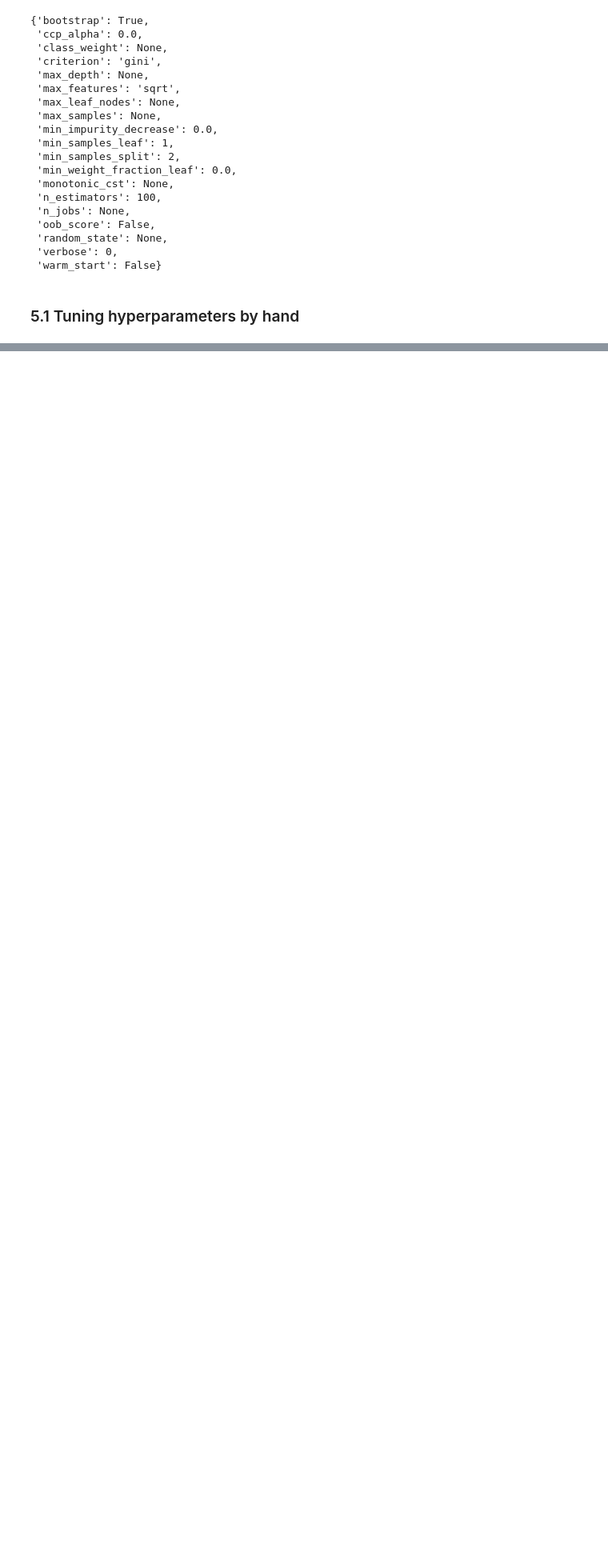
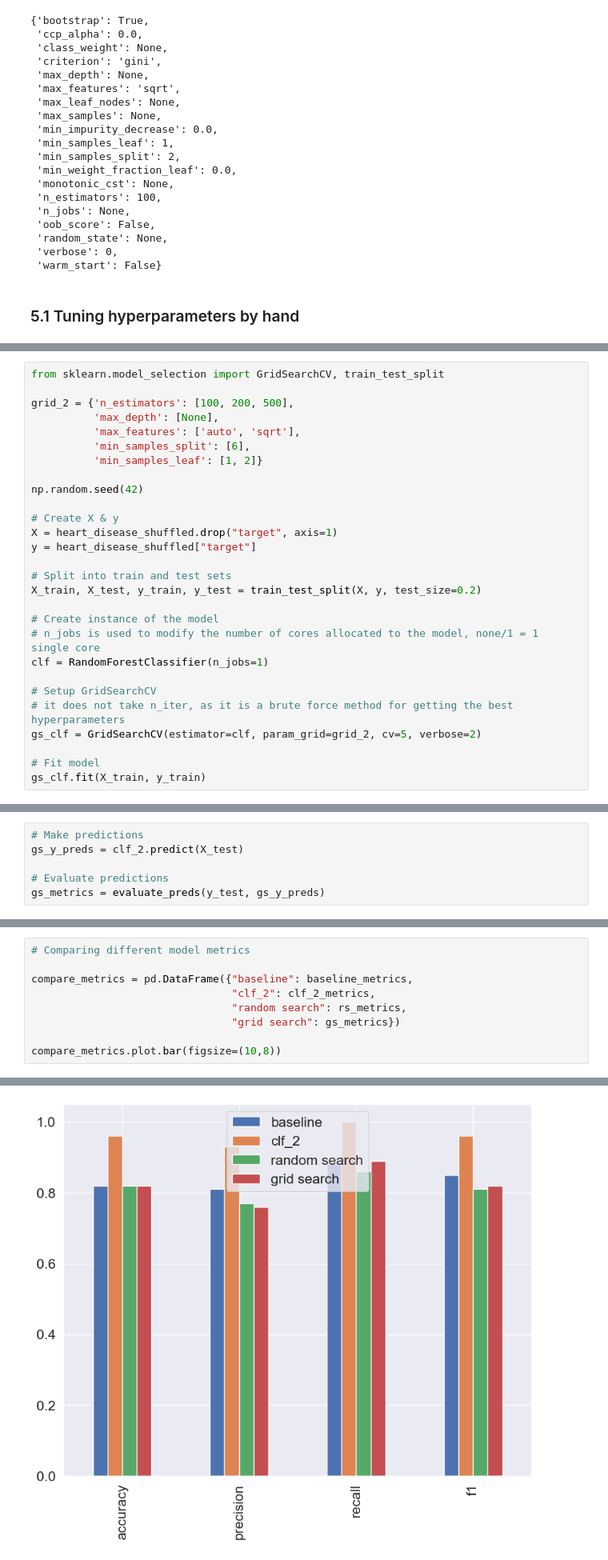
Before and after one commit to anxiousbilla/sample_ai_project, a Jupyter notebook: ScikitLearn.ipynb, the cells around one changed output, grey strips where cells are left out. Shown: that part at 80% size. Drawn from its saved outputs; the diff is of its cells as text; blank space fills up the shorter version.

Commit message:
tuning hyperparameters and saving model

```diff
--- a/ScikitLearn.ipynb
+++ b/ScikitLearn.ipynb
@@ -1433,0 +1574,28 @@ heart_disease_shuffled = heart_disease.sample()
+# %%
+from sklearn.model_selection import GridSearchCV, train_test_split
+
+grid_2 = {'n_estimators': [100, 200, 500],
+          'max_depth': [None],
+          'max_features': ['auto', 'sqrt'],
+          'min_samples_split': [6],
+          'min_samples_leaf': [1, 2]}
+
+np.random.seed(42)
+
+# Create X & y
+X = heart_disease_shuffled.drop("target", axis=1)
+y = heart_disease_shuffled["target"]
+
+# Split into train and test sets
+X_train, X_test, y_train, y_test = train_test_split(X, y, test_size=0.2)
+
+# Create instance of the model
+# n_jobs is used to modify the number of cores allocated to the model, none/1 = 1 single core
+clf = RandomForestClassifier(n_jobs=1)
+
+# Setup GridSearchCV
+# it does not take n_iter, as it is a brute force method for getting the best hyperparameters
+gs_clf = GridSearchCV(estimator=clf, param_grid=grid_2, cv=5, verbose=2)
+
+# Fit model
+gs_clf.fit(X_train, y_train)
@@ -1433,0 +1651,6 @@ heart_disease_shuffled = heart_disease.sample()
+# %%
+# Make predictions
+gs_y_preds = clf_2.predict(X_test)
+
+# Evaluate predictions
+gs_metrics = evaluate_preds(y_test, gs_y_preds)
@@ -1433,0 +1662,10 @@ heart_disease_shuffled = heart_disease.sample()
+# %%
+# Comparing different model metrics
+
+compare_metrics = pd.DataFrame({"baseline": baseline_metrics,
+                                "clf_2": clf_2_metrics,
+                                "random search": rs_metrics,
+                                "grid search": gs_metrics})
+
+compare_metrics.plot.bar(figsize=(10,8))
+# %% [output]
@@ -1433,0 +1673 @@ heart_disease_shuffled = heart_disease.sample()
+[figure, added]
```
Also changed, not shown: parts of 63 cells of this notebook, 3 other files.
